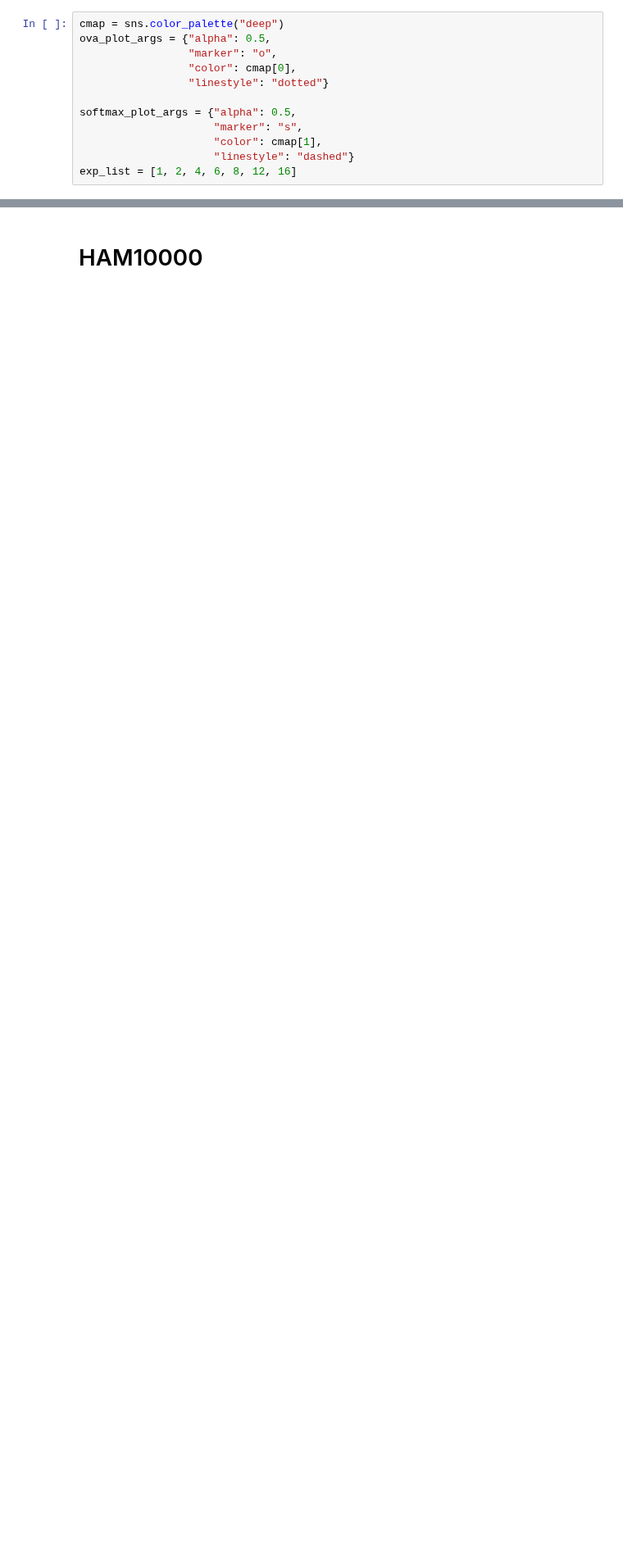
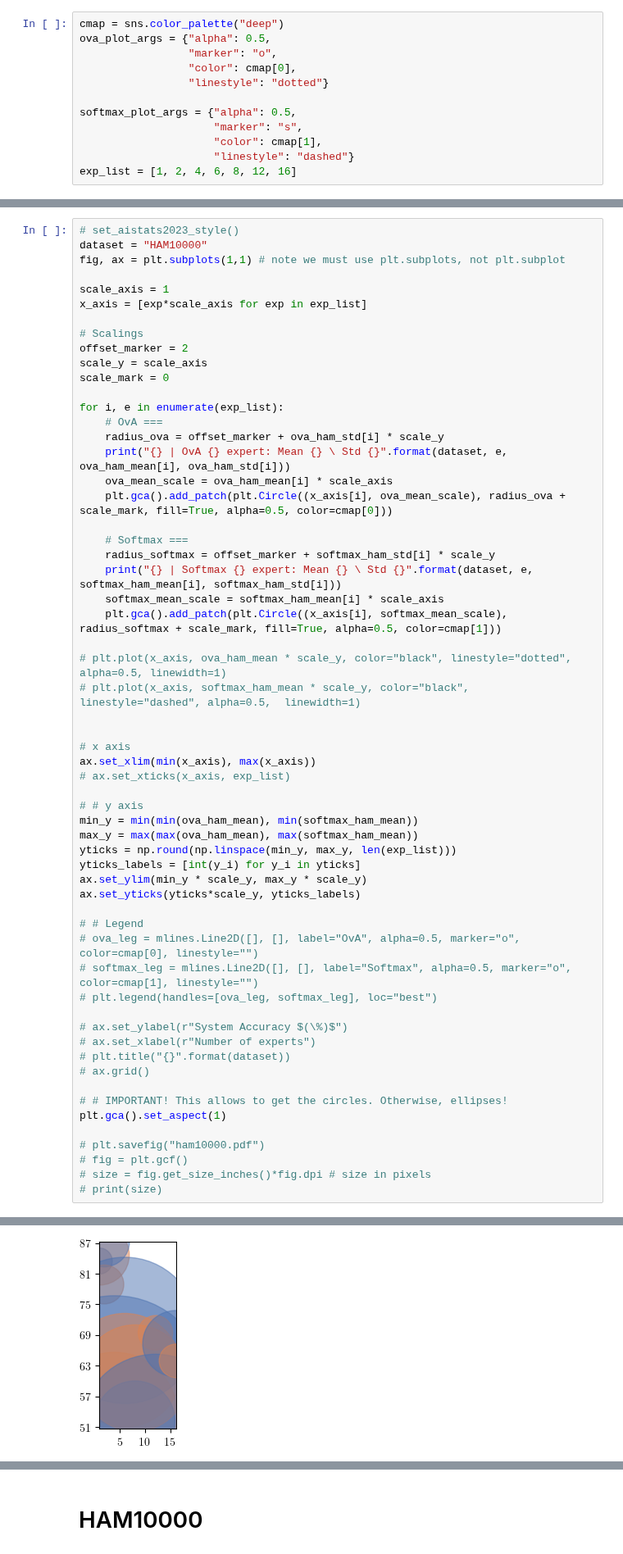
Before and after one commit to rajevv/Multi_L2D, a Jupyter notebook: CIFAR-10/results/datasets_scatter.ipynb, the cells around one changed output, grey strips where cells are left out. Shown at 82% size. Saved outputs shown, nothing was run; the diff lists cells and outputs as text; blank space fills up the shorter version.

```diff
--- a/CIFAR-10/results/datasets_scatter.ipynb
+++ b/CIFAR-10/results/datasets_scatter.ipynb
@@ -26,0 +63,60 @@ exp_list = [1, 2, 4, 6, 8, 12, 16]
+# %%
+# set_aistats2023_style()
+dataset = "HAM10000"
+fig, ax = plt.subplots(1,1) # note we must use plt.subplots, not plt.subplot
+
+scale_axis = 1
+x_axis = [exp*scale_axis for exp in exp_list]
+
+# Scalings
+offset_marker = 2
+scale_y = scale_axis
+scale_mark = 0
+
+for i, e in enumerate(exp_list):
+    # OvA ===
+    radius_ova = offset_marker + ova_ham_std[i] * scale_y
+    print("{} | OvA {} expert: Mean {} \ Std {}".format(dataset, e, ova_ham_mean[i], ova_ham_std[i]))
+    ova_mean_scale = ova_ham_mean[i] * scale_axis
+    plt.gca().add_patch(plt.Circle((x_axis[i], ova_mean_scale), radius_ova + scale_mark, fill=True, alpha=0.5, color=cmap[0]))
+
+    # Softmax ===
+    radius_softmax = offset_marker + softmax_ham_std[i] * scale_y
+    print("{} | Softmax {} expert: Mean {} \ Std {}".format(dataset, e, softmax_ham_mean[i], softmax_ham_std[i]))
+    softmax_mean_scale = softmax_ham_mean[i] * scale_axis
+    plt.gca().add_patch(plt.Circle((x_axis[i], softmax_mean_scale), radius_softmax + scale_mark, fill=True, alpha=0.5, color=cmap[1]))
+
+# plt.plot(x_axis, ova_ham_mean * scale_y, color="black", linestyle="dotted", alpha=0.5, linewidth=1)
+# plt.plot(x_axis, softmax_ham_mean * scale_y, color="black", linestyle="dashed", alpha=0.5,  linewidth=1)
+
+
+# x axis
+ax.set_xlim(min(x_axis), max(x_axis))
+# ax.set_xticks(x_axis, exp_list)
+
+# # y axis
+min_y = min(min(ova_ham_mean), min(softmax_ham_mean))
+max_y = max(max(ova_ham_mean), max(softmax_ham_mean))
+yticks = np.round(np.linspace(min_y, max_y, len(exp_list)))
+yticks_labels = [int(y_i) for y_i in yticks]
+ax.set_ylim(min_y * scale_y, max_y * scale_y)
+ax.set_yticks(yticks*scale_y, yticks_labels)
+
+# # Legend
+# ova_leg = mlines.Line2D([], [], label="OvA", alpha=0.5, marker="o", color=cmap[0], linestyle="")
+# softmax_leg = mlines.Line2D([], [], label="Softmax", alpha=0.5, marker="o", color=cmap[1], linestyle="")
+# plt.legend(handles=[ova_leg, softmax_leg], loc="best")
+
+# ax.set_ylabel(r"System Accuracy $(\%)$")
+# ax.set_xlabel(r"Number of experts")
+# plt.title("{}".format(dataset))
+# ax.grid()
+
+# # IMPORTANT! This allows to get the circles. Otherwise, ellipses!
+plt.gca().set_aspect(1)
+
+# plt.savefig("ham10000.pdf")
+# fig = plt.gcf()
+# size = fig.get_size_inches()*fig.dpi # size in pixels
+# print(size)
+# %% [output]
@@ -26,0 +137 @@ exp_list = [1, 2, 4, 6, 8, 12, 16]
+[figure, added]
```
Also changed, not shown: parts of 18 cells of this notebook, 1 other file.
